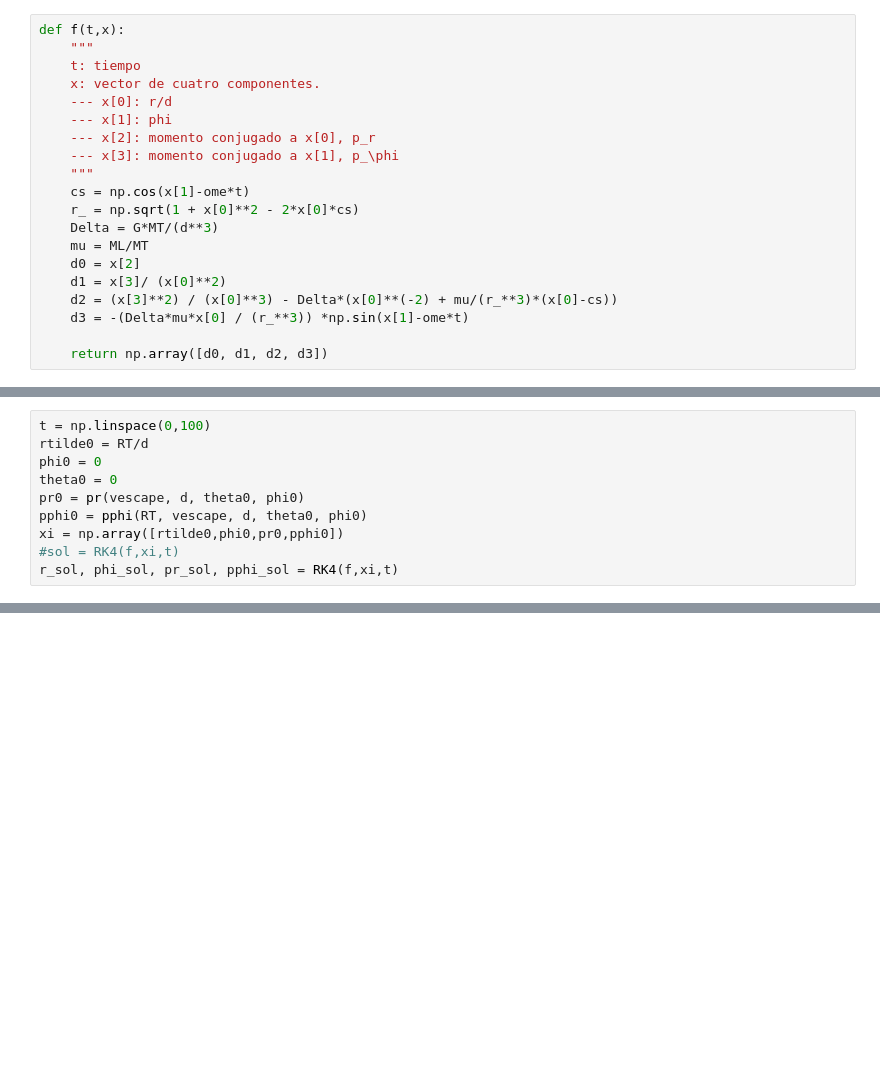
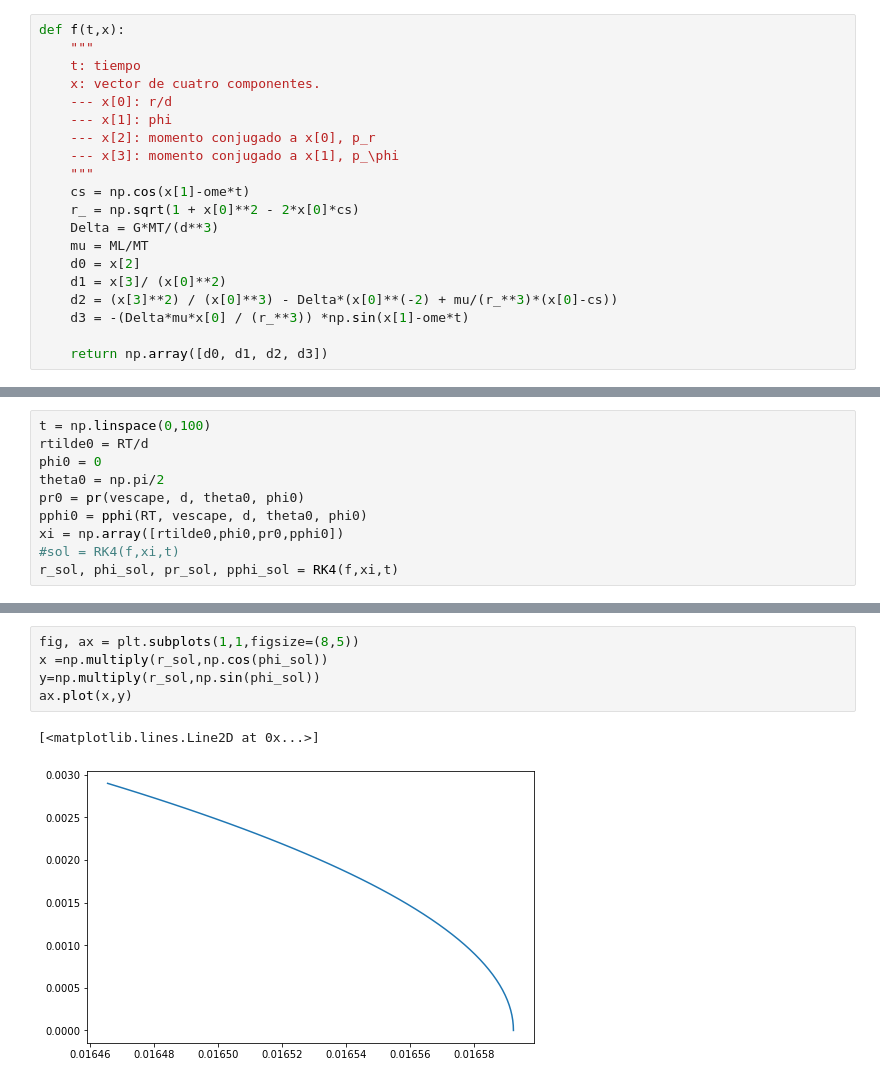
Before and after one commit to juanpablosalas/DanielDoradoJuanPabloSalas, a Jupyter notebook: Semana4/Semana4_DanielDorado_JuanPabloSalas.ipynb, the cells around one changed output, grey strips where cells are left out. Cells and saved outputs as stored; diff of their text form; blank space fills up the shorter version.

Commit message:
graphs updated

```diff
--- a/Semana4/Semana4_DanielDorado_JuanPabloSalas.ipynb
+++ b/Semana4/Semana4_DanielDorado_JuanPabloSalas.ipynb
@@ -217,7 +217,7 @@ vescape = np.sqrt(2*G*MT/RT)
 t = np.linspace(0,100)
 rtilde0 = RT/d
 phi0 = 0
-theta0 = 0
+theta0 = np.pi/2
 pr0 = pr(vescape, d, theta0, phi0)
 pphi0 = pphi(RT, vescape, d, theta0, phi0)
 xi = np.array([rtilde0,phi0,pr0,pphi0])
@@ -246,0 +247,8 @@ Text(0.5, 0, 't[s]')
+# %%
+fig, ax = plt.subplots(1,1,figsize=(8,5))
+x =np.multiply(r_sol,np.cos(phi_sol))
+y=np.multiply(r_sol,np.sin(phi_sol))
+ax.plot(x,y)
+# %% [output]
+[<matplotlib.lines.Line2D at 0x...>]
+[figure, added]
```
Also changed, not shown: parts of 6 cells of this notebook.
